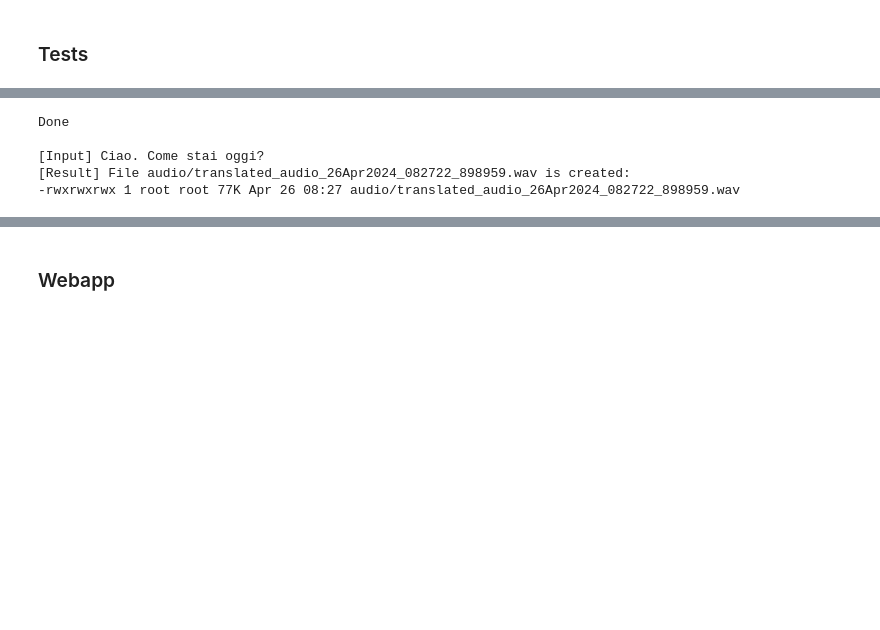
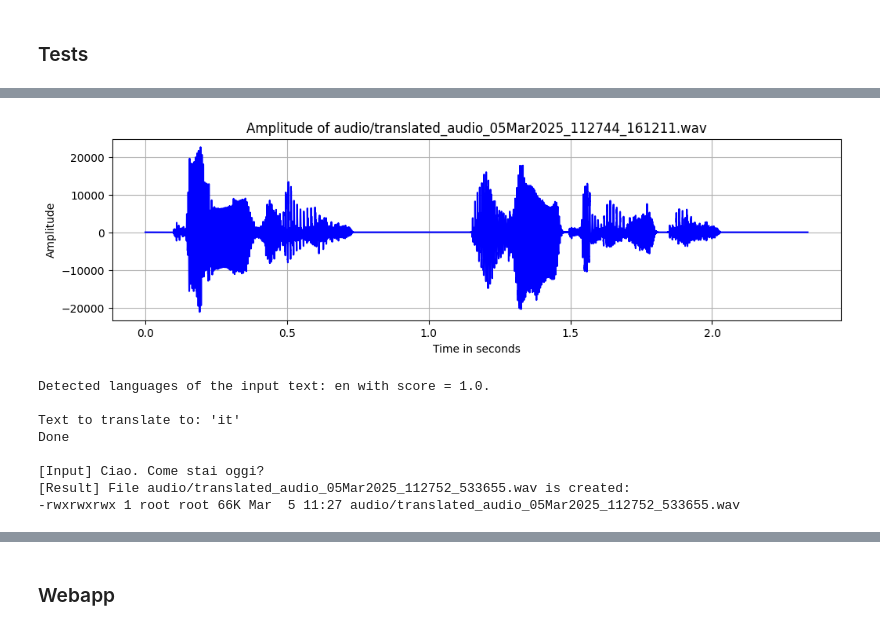
Before and after one commit to retkowsky/azure-ai-translator, a Jupyter notebook: 8 Vocal Translator using Azure AI STT.ipynb, the cells around one changed output, grey strips where cells are left out. Saved outputs shown, nothing was run; the diff lists cells and outputs as text; code cells hidden in the pictures; blank space fills up the shorter version.

```diff
--- a/8 Vocal Translator using Azure AI STT.ipynb
+++ b/8 Vocal Translator using Azure AI STT.ipynb
@@ -160,7 +177,7 @@ def print_languages(label, languages):
         else:
             print(f"No supported {label} languages.")
 # %%
-response = translator_client.get_languages()
+response = translator_client.get_supported_languages()
 # %%
 print_languages("translation", response.translation)
 # %% [output]
@@ -459,7 +497,7 @@ Playing audio file audio/translated_audio_26Apr2024_082640_531678.wav
 # %% [markdown]
 ### Function
 # %%
-def stt_translation_tts(input_audio_file, source_lang, target_lang):
+def azure_tts_translation_tts(input_audio_file, source_lang, target_lang):
     """
     Speech to Text and translation using the STT transcript
     Inputs: audio file, source language and target language
@@ -467,21 +505,21 @@ def stt_translation_tts(input_audio_file, source_lang, target_lang):
     """
     try:
         # 1. Speech to text result
-        transcript = speech_to_text(input_audio_file)
+        transcript = azure_speech_to_text(input_audio_file)
     except Exception as e:
         print(f"Speech to Text error: {e}")
         return None, None, None, None
 
     try:
         # 2. Translation of the Speech to text result
-        translation = text_translation(transcript, source_lang, target_lang)
+        translation = azure_ai_translator(transcript, source_lang, target_lang)
     except Exception as e:
         print(f"Text Translation error: {e}")
         return input_audio_file, transcript, None, None
 
     try:
         # 3. Text to speech
-        output_audio_file = text_to_speech(translation)
+        output_audio_file = azure_text_to_speech(translation)
     except Exception as e:
         print(f"Text to Speech error: {e}")
         return input_audio_file, transcript, translation, None
@@ -491,5 +529,5 @@ def stt_translation_tts(input_audio_file, source_lang, target_lang):
 ### Tests
 # %%
 # Quick test
-input_audio_file, transcript, translation, output_audio_file = stt_translation_tts("sample.wav", "English", "Japanese")
+input_audio_file, transcript, translation, output_audio_file = azure_tts_translation_tts("sample.wav", "English", "Japanese")
 # %% [output]
@@ -506,13 +547,20 @@ Playing audio file audio/translated_audio_26Apr2024_082721_375235.wav
 [interactive output not drawn]
+# %%
+amplitude_plot(output_audio_file)
+# %% [output]
+[figure, added]
 # %%
 # Quick test
-input_audio_file, transcript, translation, output_audio_file = stt_translation_tts("sample.wav", "English", "Italian")
+input_audio_file, transcript, translation, output_audio_file = azure_tts_translation_tts("sample.wav", "English", "Italian")
 # %% [output]
+Detected languages of the input text: en with score = 1.0.
+
+Text to translate to: 'it'
 Done
 
 [Input] Ciao. Come stai oggi?
-[Result] File audio/translated_audio_26Apr2024_082722_898959.wav is created:
--rwxrwxrwx 1 root root 77K Apr 26 08:27 audio/translated_audio_26Apr2024_082722_898959.wav
+[Result] File audio/translated_audio_05Mar2025_112752_533655.wav is created:
+-rwxrwxrwx 1 root root 66K Mar  5 11:27 audio/translated_audio_05Mar2025_112752_533655.wav
 # %%
 print(f"Playing audio file {output_audio_file}")
 Audio(output_audio_file, autoplay=False)
```
Also changed, not shown: parts of 35 cells of this notebook, 7 other files.
